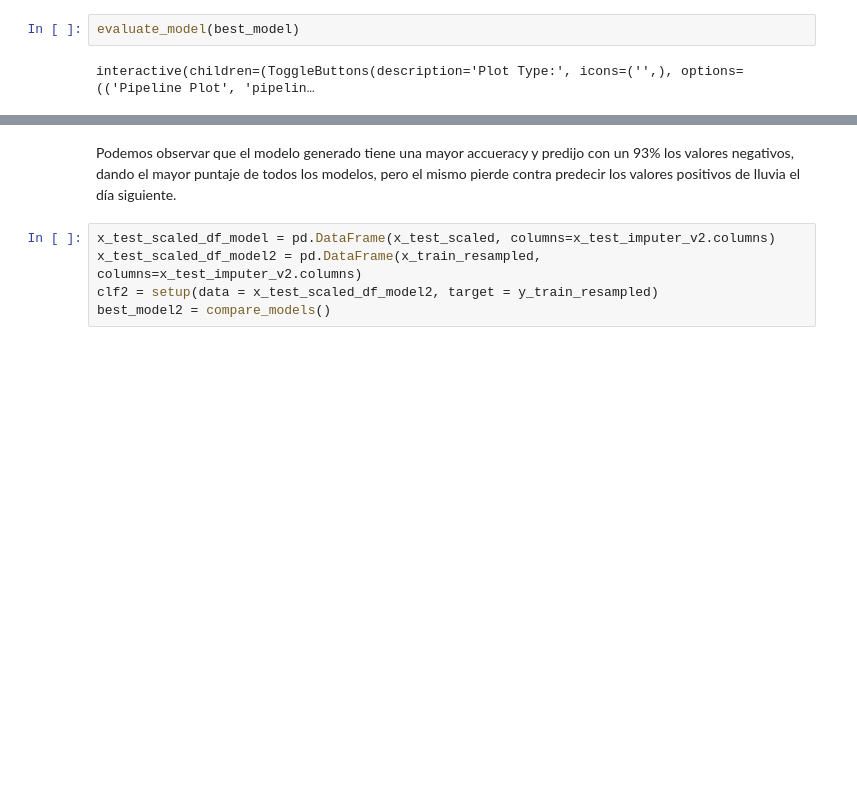
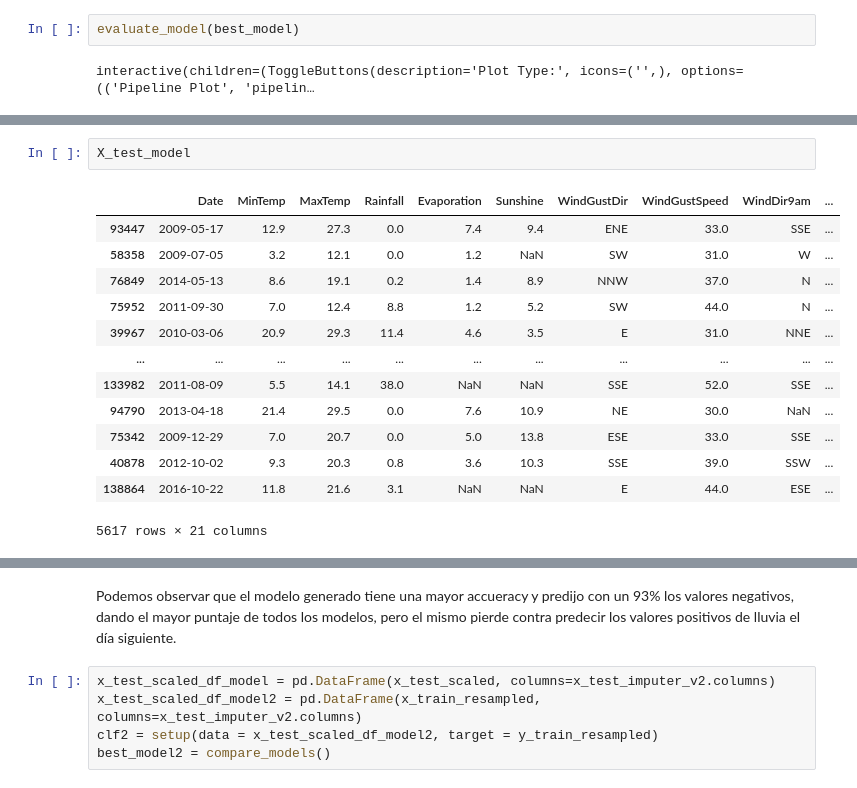
Before and after one commit to therokitoki/AA1-TUIA-Alsop-Hachen, a Jupyter notebook: tp2.ipynb, the cells around one changed output, grey strips where cells are left out. Saved outputs shown, nothing was run; the diff lists cells and outputs as text; blank space fills up the shorter version.

```diff
--- a/tp2.ipynb
+++ b/tp2.ipynb
@@ -1533,2 +1603,18 @@ interactive(children=(ToggleButtons(description='Plot Type:', icons=('',), optio
+# %%
+X_test_model
+# %% [output]
+|  | Date | MinTemp | MaxTemp | Rainfall | Evaporation | Sunshine | WindGustDir | WindGustSpeed | WindDir9am | ... |
+| 93447 | 2009-05-17 | 12.9 | 27.3 | 0.0 | 7.4 | 9.4 | ENE | 33.0 | SSE | ... |
+| 58358 | 2009-07-05 | 3.2 | 12.1 | 0.0 | 1.2 | NaN | SW | 31.0 | W | ... |
+| 76849 | 2014-05-13 | 8.6 | 19.1 | 0.2 | 1.4 | 8.9 | NNW | 37.0 | N | ... |
+| 75952 | 2011-09-30 | 7.0 | 12.4 | 8.8 | 1.2 | 5.2 | SW | 44.0 | N | ... |
+| 39967 | 2010-03-06 | 20.9 | 29.3 | 11.4 | 4.6 | 3.5 | E | 31.0 | NNE | ... |
+| ... | ... | ... | ... | ... | ... | ... | ... | ... | ... | ... |
+| 133982 | 2011-08-09 | 5.5 | 14.1 | 38.0 | NaN | NaN | SSE | 52.0 | SSE | ... |
+| 94790 | 2013-04-18 | 21.4 | 29.5 | 0.0 | 7.6 | 10.9 | NE | 30.0 | NaN | ... |
+| 75342 | 2009-12-29 | 7.0 | 20.7 | 0.0 | 5.0 | 13.8 | ESE | 33.0 | SSE | ... |
+| 40878 | 2012-10-02 | 9.3 | 20.3 | 0.8 | 3.6 | 10.3 | SSE | 39.0 | SSW | ... |
+| 138864 | 2016-10-22 | 11.8 | 21.6 | 3.1 | NaN | NaN | E | 44.0 | ESE | ... |
+5617 rows × 21 columns
 # %%
 final_model = finalize_model(best_model)
```
Also changed, not shown: parts of 24 cells of this notebook, 9 other files.
